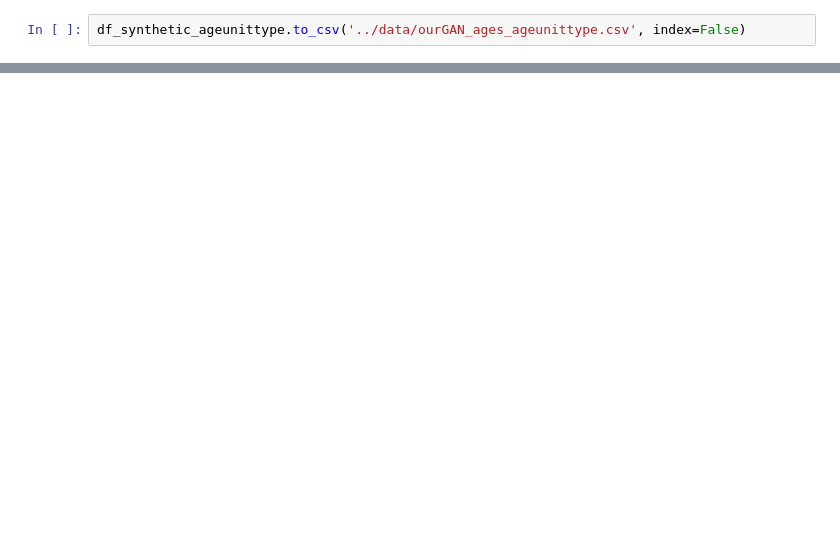
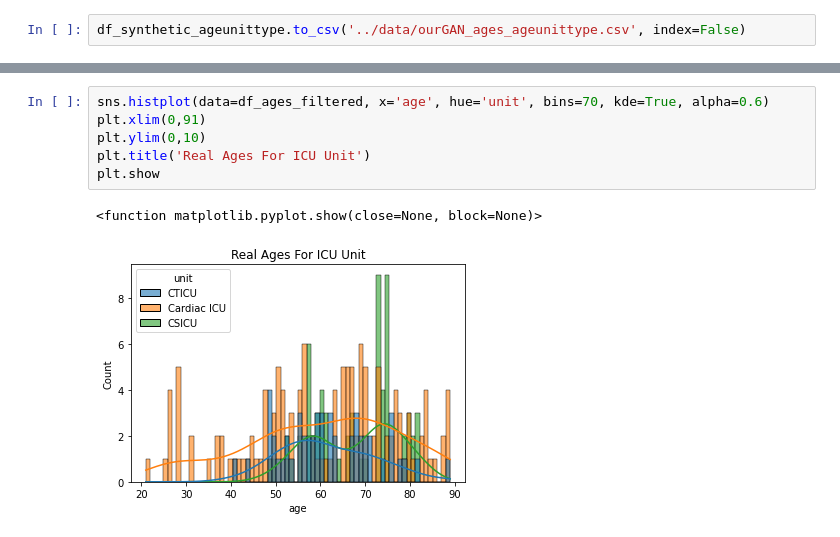
Before and after one commit to dianamJLAB/DS6050, a Jupyter notebook: eICU_gan/gan_work/age_unittype_gan_DM.ipynb, the cells around one changed output, grey strips where cells are left out. Drawn from its saved outputs; the diff is of its cells as text; blank space fills up the shorter version.

```diff
--- a/eICU_gan/gan_work/age_unittype_gan_DM.ipynb
+++ b/eICU_gan/gan_work/age_unittype_gan_DM.ipynb
@@ -500,0 +505,9 @@ plt.show
+# %%
+sns.histplot(data=df_ages_filtered, x='age', hue='unit', bins=70, kde=True, alpha=0.6)
+plt.xlim(0,91)
+plt.ylim(0,10)
+plt.title('Real Ages For ICU Unit')
+plt.show
+# %% [output]
+<function matplotlib.pyplot.show(close=None, block=None)>
+[figure, added]
```
Also changed, not shown: parts of 3 cells of this notebook, 6 other files.
